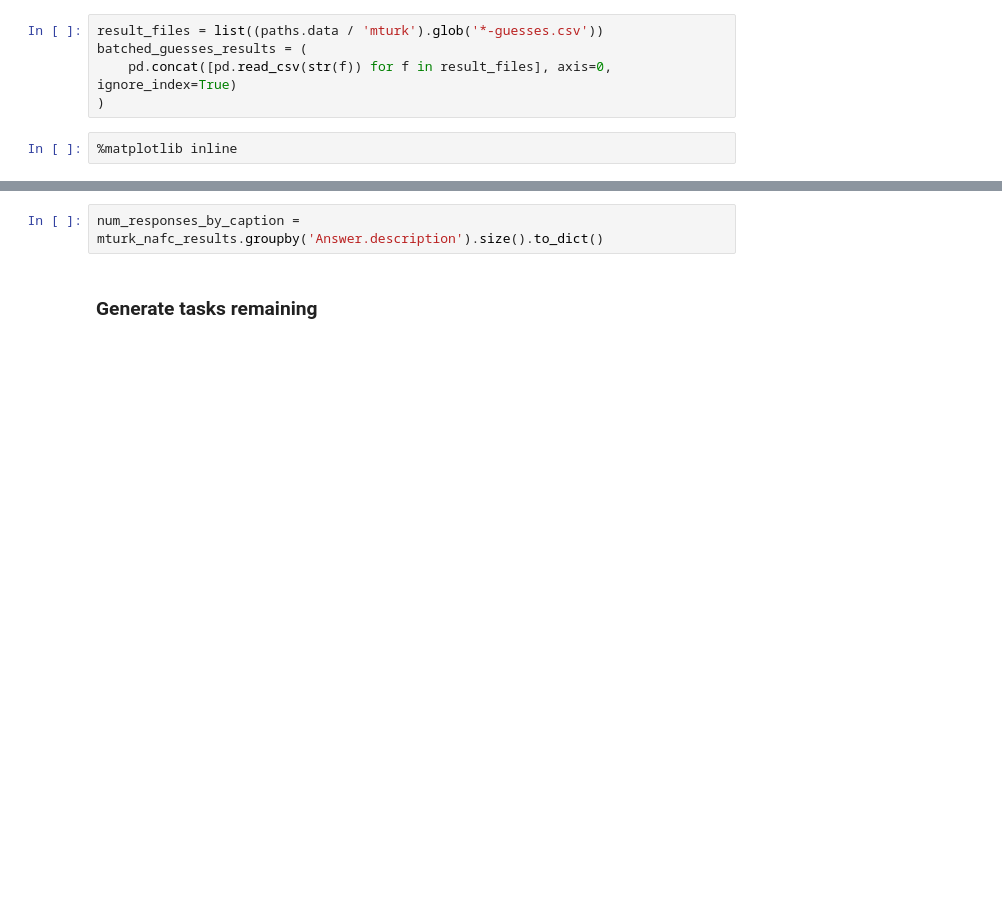
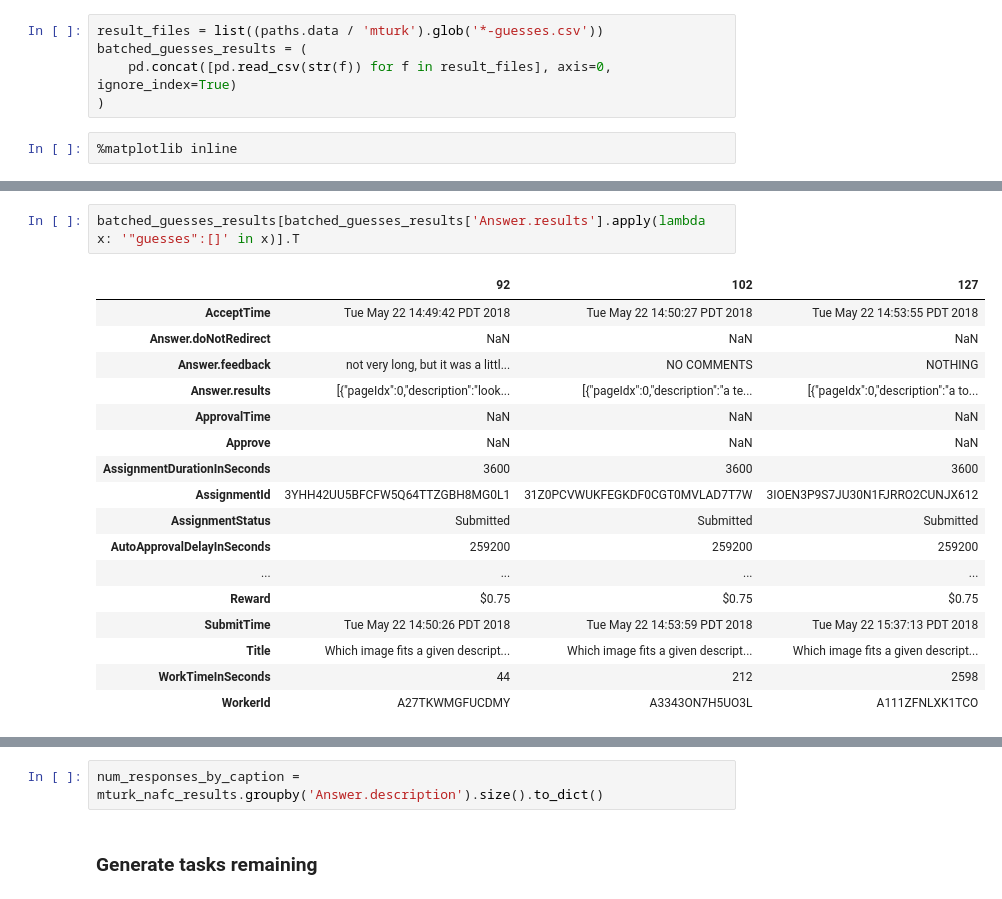
Before and after one commit to kcarnold/textrec, a Jupyter notebook: notebooks/Analysis.ipynb, the cells around one changed output, grey strips where cells are left out. Cells and saved outputs as stored; diff of their text form; blank space fills up the shorter version.

```diff
--- a/notebooks/Analysis.ipynb
+++ b/notebooks/Analysis.ipynb
@@ -365,0 +402,20 @@ batched_guesses_results = (
+# %%
+batched_guesses_results[batched_guesses_results['Answer.results'].apply(lambda x: '"guesses":[]' in x)].T
+# %% [output]
+|  | 92 | 102 | 127 |
+| AcceptTime | Tue May 22 14:49:42 PDT 2018 | Tue May 22 14:50:27 PDT 2018 | Tue May 22 14:53:55 PDT 2018 |
+| Answer.doNotRedirect | NaN | NaN | NaN |
+| Answer.feedback | not very long, but it was a littl... | NO COMMENTS | NOTHING |
+| Answer.results | [{"pageIdx":0,"description":"look... | [{"pageIdx":0,"description":"a te... | [{"pageIdx":0,"description":"a to... |
+| ApprovalTime | NaN | NaN | NaN |
+| Approve | NaN | NaN | NaN |
+| AssignmentDurationInSeconds | 3600 | 3600 | 3600 |
+| AssignmentId | 3YHH42UU5BFCFW5Q64TTZGBH8MG0L1 | 31Z0PCVWUKFEGKDF0CGT0MVLAD7T7W | 3IOEN3P9S7JU30N1FJRRO2CUNJX612 |
+| AssignmentStatus | Submitted | Submitted | Submitted |
+| AutoApprovalDelayInSeconds | 259200 | 259200 | 259200 |
+| ... | ... | ... | ... |
+| Reward | $0.75 | $0.75 | $0.75 |
+| SubmitTime | Tue May 22 14:50:26 PDT 2018 | Tue May 22 14:53:59 PDT 2018 | Tue May 22 15:37:13 PDT 2018 |
+| Title | Which image fits a given descript... | Which image fits a given descript... | Which image fits a given descript... |
+| WorkTimeInSeconds | 44 | 212 | 2598 |
+| WorkerId | A27TKWMGFUCDMY | A3343ON7H5UO3L | A111ZFNLXK1TCO |
```
Also changed, not shown: parts of 48 cells of this notebook, 1 other file.
